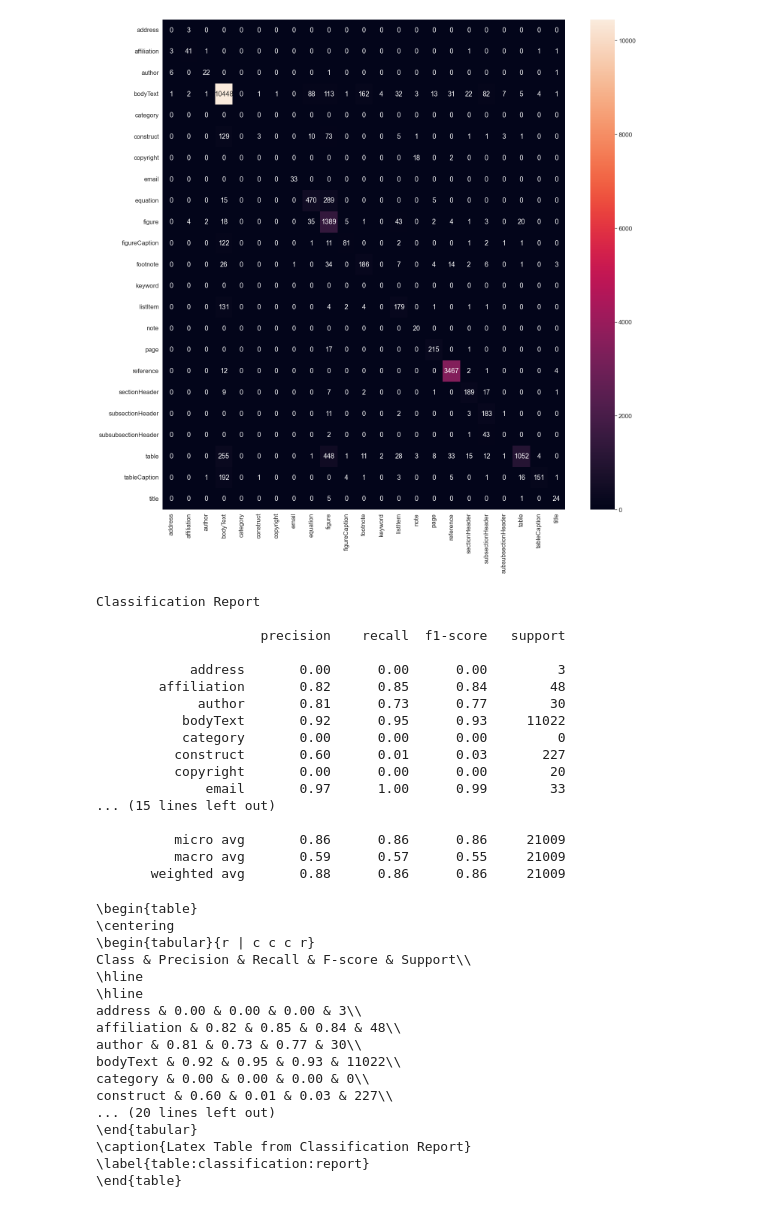
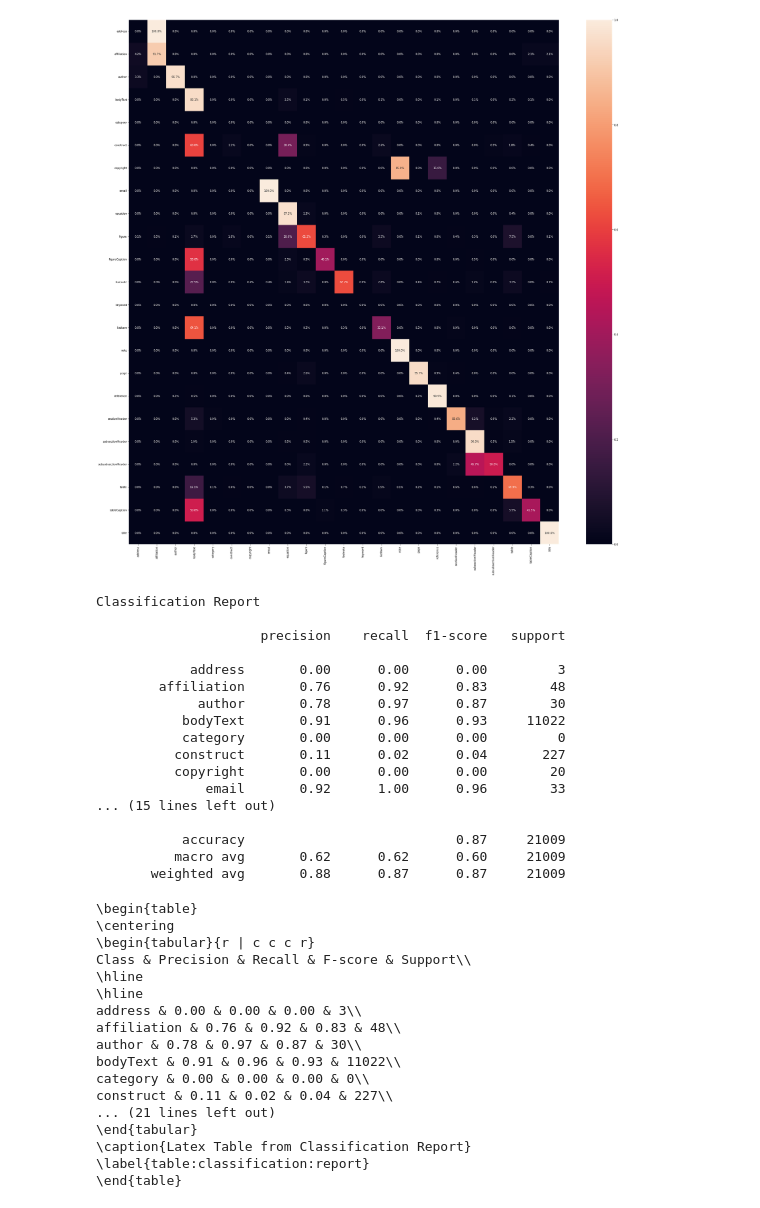
Before and after one commit to georgepwhuang/olsen, a Jupyter notebook: notebooks/bert_slider.ipynb, the cells around one changed output. Cells and saved outputs as stored; diff of their text form; code cells hidden in the pictures.

```diff
--- a/notebooks/bert_slider.ipynb
+++ b/notebooks/bert_slider.ipynb
@@ -6,7 +6,7 @@ import pandas as pd
 import os
 import olsen.constants as consts
 
-EXP_NAME = "bert_slider"
+EXP_NAME = "bert_slider_sda_root"
 
 analysis_dir = os.path.join(consts.LABELLED_DATA_DIR,"anthology")
 test_dir = os.path.join(consts.OUTPUT_DIR,EXP_NAME)
@@ -22,16 +22,15 @@ for file in os.listdir(analysis_dir):
 # %%
 from sklearn.metrics import confusion_matrix
 labels = consts.SECT_LABELS
-cf_matrix = confusion_matrix(true, pred, labels = labels)
+cf_matrix = confusion_matrix(true, pred, labels = labels, normalize='true')
 # %%
 import seaborn as sb
 import matplotlib.pyplot as plt
-sb.set(font_scale=1.5)
-plt.figure(figsize=(24, 24))
-cfm_plot = sb.heatmap(cf_matrix, annot=True, xticklabels=labels, yticklabels=labels, fmt='d')
+plt.figure(figsize=(36, 36))
+cfm_plot = sb.heatmap(cf_matrix, annot=True, xticklabels=labels, yticklabels=labels, fmt='.1%')
 plt.show()
 # %% [output]
-[figure, old version]
+[figure, new version]
 # %%
 from sklearn.metrics import classification_report
 print('\nClassification Report\n')
@@ -43,18 +42,18 @@ Classification Report
                      precision    recall  f1-score   support
 
             address       0.00      0.00      0.00         3
-        affiliation       0.82      0.85      0.84        48
-             author       0.81      0.73      0.77        30
-           bodyText       0.92      0.95      0.93     11022
+        affiliation       0.76      0.92      0.83        48
+             author       0.78      0.97      0.87        30
+           bodyText       0.91      0.96      0.93     11022
            category       0.00      0.00      0.00         0
-          construct       0.60      0.01      0.03       227
+          construct       0.11      0.02      0.04       227
           copyright       0.00      0.00      0.00        20
-              email       0.97      1.00      0.99        33
+              email       0.92      1.00      0.96        33
 ... (15 lines left out)
 
-          micro avg       0.86      0.86      0.86     21009
-          macro avg       0.59      0.57      0.55     21009
-       weighted avg       0.88      0.86      0.86     21009
+           accuracy                           0.87     21009
+          macro avg       0.62      0.62      0.60     21009
+       weighted avg       0.88      0.87      0.87     21009
 # %%
 cfm_plot.figure.savefig(os.path.join(consts.OUTPUT_DIR,EXP_NAME+"_ext.png"))
 
@@ -68,12 +67,12 @@ Class & Precision & Recall & F-score & Support\\
 \hline
 \hline
 address & 0.00 & 0.00 & 0.00 & 3\\
-affiliation & 0.82 & 0.85 & 0.84 & 48\\
-author & 0.81 & 0.73 & 0.77 & 30\\
-bodyText & 0.92 & 0.95 & 0.93 & 11022\\
+affiliation & 0.76 & 0.92 & 0.83 & 48\\
+author & 0.78 & 0.97 & 0.87 & 30\\
+bodyText & 0.91 & 0.96 & 0.93 & 11022\\
 category & 0.00 & 0.00 & 0.00 & 0\\
-construct & 0.60 & 0.01 & 0.03 & 227\\
-... (20 lines left out)
+construct & 0.11 & 0.02 & 0.04 & 227\\
+... (21 lines left out)
 \end{tabular}
 \caption{Latex Table from Classification Report}
 \label{table:classification:report}
```
Also changed, not shown: 25 other files.
